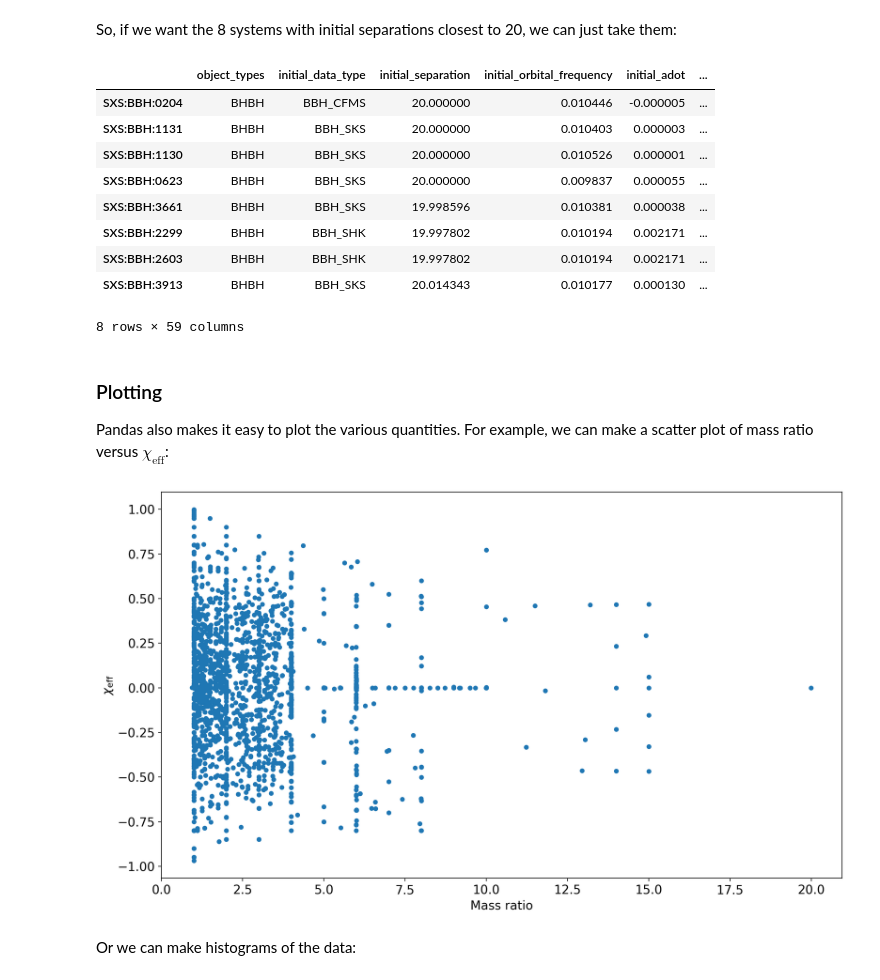
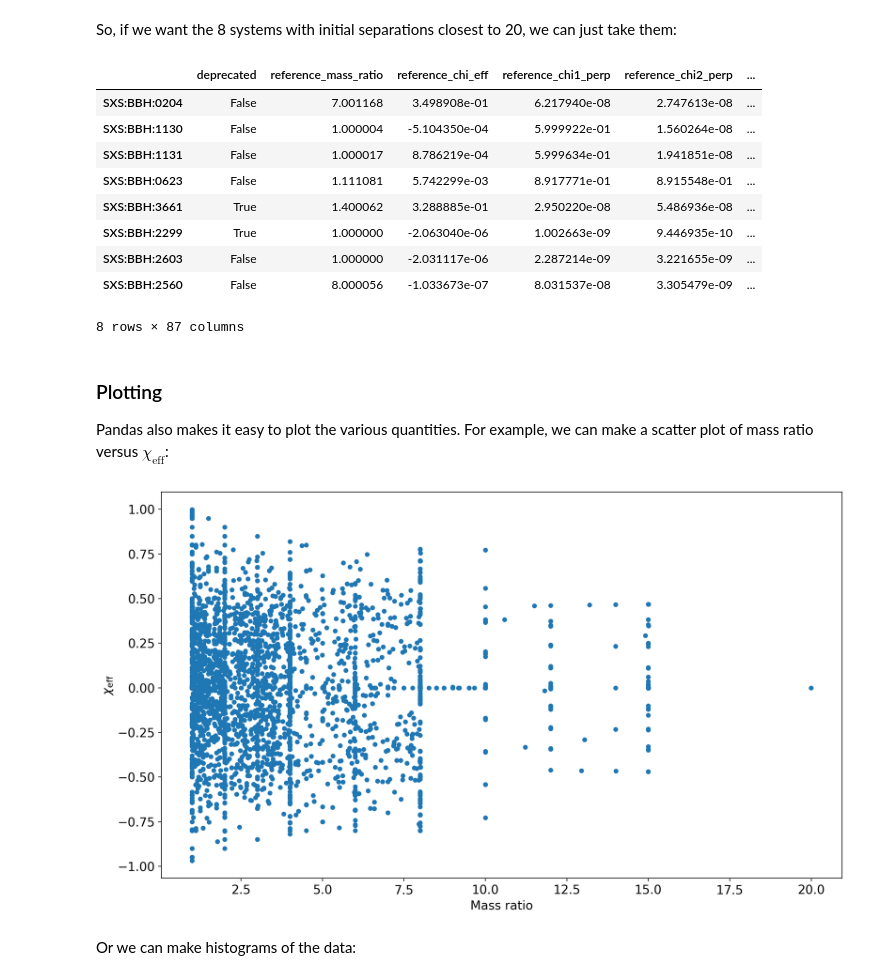
Before and after one commit to sxs-collaboration/sxs, a Jupyter notebook: docs/tutorials/01-Catalog_Dataframe.ipynb, the cells around one changed output. Drawn from its saved outputs; the diff is of its cells as text; code cells hidden in the pictures.

Commit message:
Get rid of old metadata stuff in favor of pandas objects

```diff
--- a/docs/tutorials/01-Catalog_Dataframe.ipynb
+++ b/docs/tutorials/01-Catalog_Dataframe.ipynb
@@ -138,2 +44,0 @@ The widely used `pandas` package is designed for precisely this application: ana
-# %%
-df = simulations.dataframe
@@ -313,31 +218,31 @@ sorting_field = "initial_separation"
 desired_value = 20.0
 N = 8
 
-BHBH.sort_values(sorting_field, key=lambda s: abs(s-desired_value))[:N]
+df.BBH.sort_values(sorting_field, key=lambda s: abs(s-desired_value))[:N]
 # %% [output]
-|  | object_types | initial_data_type | initial_separation | initial_orbital_frequency | initial_adot | ... |
-| SXS:BBH:0204 | BHBH | BBH_CFMS | 20.000000 | 0.010446 | -0.000005 | ... |
-| SXS:BBH:1131 | BHBH | BBH_SKS | 20.000000 | 0.010403 | 0.000003 | ... |
-| SXS:BBH:1130 | BHBH | BBH_SKS | 20.000000 | 0.010526 | 0.000001 | ... |
-| SXS:BBH:0623 | BHBH | BBH_SKS | 20.000000 | 0.009837 | 0.000055 | ... |
-| SXS:BBH:3661 | BHBH | BBH_SKS | 19.998596 | 0.010381 | 0.000038 | ... |
-| SXS:BBH:2299 | BHBH | BBH_SHK | 19.997802 | 0.010194 | 0.002171 | ... |
-| SXS:BBH:2603 | BHBH | BBH_SHK | 19.997802 | 0.010194 | 0.002171 | ... |
-| SXS:BBH:3913 | BHBH | BBH_SKS | 20.014343 | 0.010177 | 0.000130 | ... |
+|  | deprecated | reference_mass_ratio | reference_chi_eff | reference_chi1_perp | reference_chi2_perp | ... |
+| SXS:BBH:0204 | False | 7.001168 | 3.498908e-01 | 6.217940e-08 | 2.747613e-08 | ... |
+| SXS:BBH:1130 | False | 1.000004 | -5.104350e-04 | 5.999922e-01 | 1.560264e-08 | ... |
+| SXS:BBH:1131 | False | 1.000017 | 8.786219e-04 | 5.999634e-01 | 1.941851e-08 | ... |
+| SXS:BBH:0623 | False | 1.111081 | 5.742299e-03 | 8.917771e-01 | 8.915548e-01 | ... |
+| SXS:BBH:3661 | True | 1.400062 | 3.288885e-01 | 2.950220e-08 | 5.486936e-08 | ... |
+| SXS:BBH:2299 | True | 1.000000 | -2.063040e-06 | 1.002663e-09 | 9.446935e-10 | ... |
+| SXS:BBH:2603 | False | 1.000000 | -2.031117e-06 | 2.287214e-09 | 3.221655e-09 | ... |
+| SXS:BBH:2560 | False | 8.000056 | -1.033673e-07 | 8.031537e-08 | 3.305479e-09 | ... |
-8 rows × 59 columns
+8 rows × 87 columns
 # %% [markdown]
 ### Plotting
 
 Pandas also makes it easy to plot the various quantities.  For example, we can make a scatter plot of mass ratio versus $\chi_{\mathrm{eff}}$:
 # %%
-BHBH.plot("reference_mass_ratio", "reference_chi_eff", kind="scatter")
+df.BBH.plot("reference_mass_ratio", "reference_chi_eff", kind="scatter")
 
 # pandas adds the column labels as axis labels, but we can make them look nicer
 import matplotlib.pyplot as plt
 plt.xlabel(r"Mass ratio")
 plt.ylabel(r"$\chi_\mathrm{eff}$");
 # %% [output]
-[figure, old version]
+[figure, new version]
 # %% [markdown]
 Or we can make histograms of the data:
 # %%
```
Also changed, not shown: parts of 40 cells of this notebook, 1 other file.
